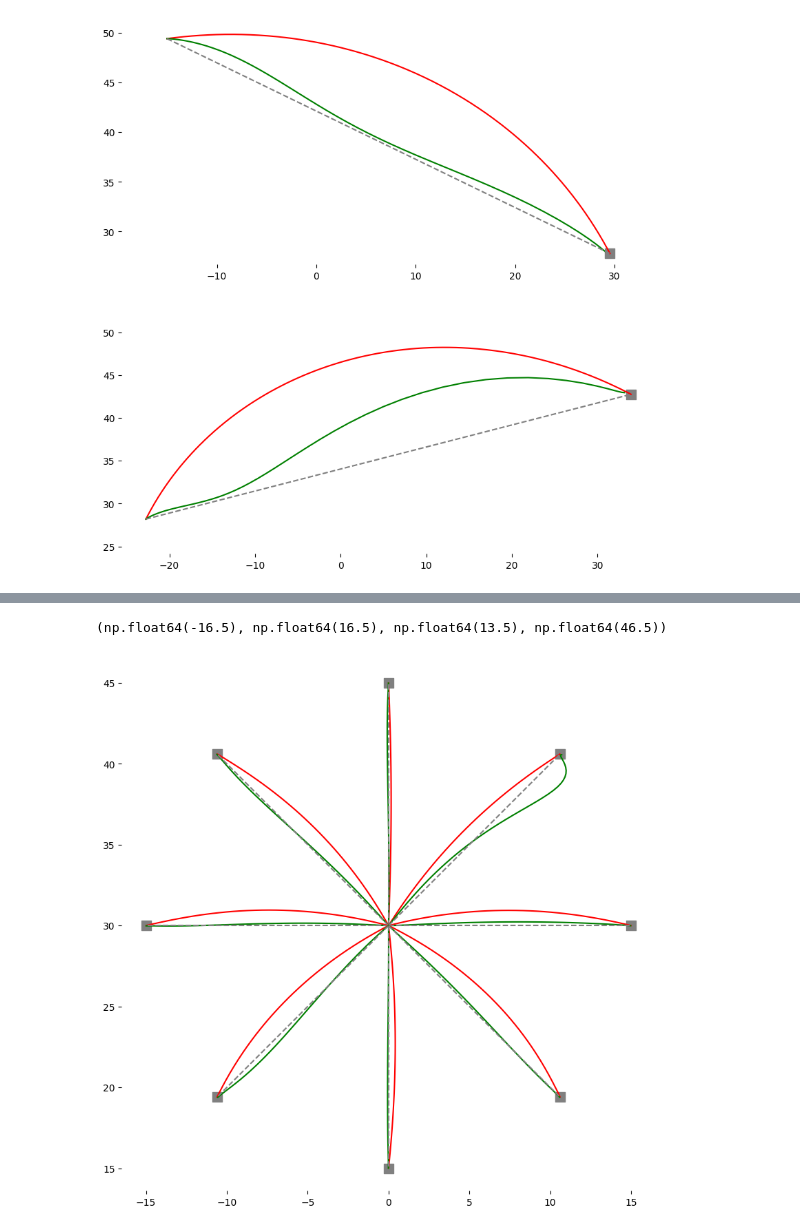
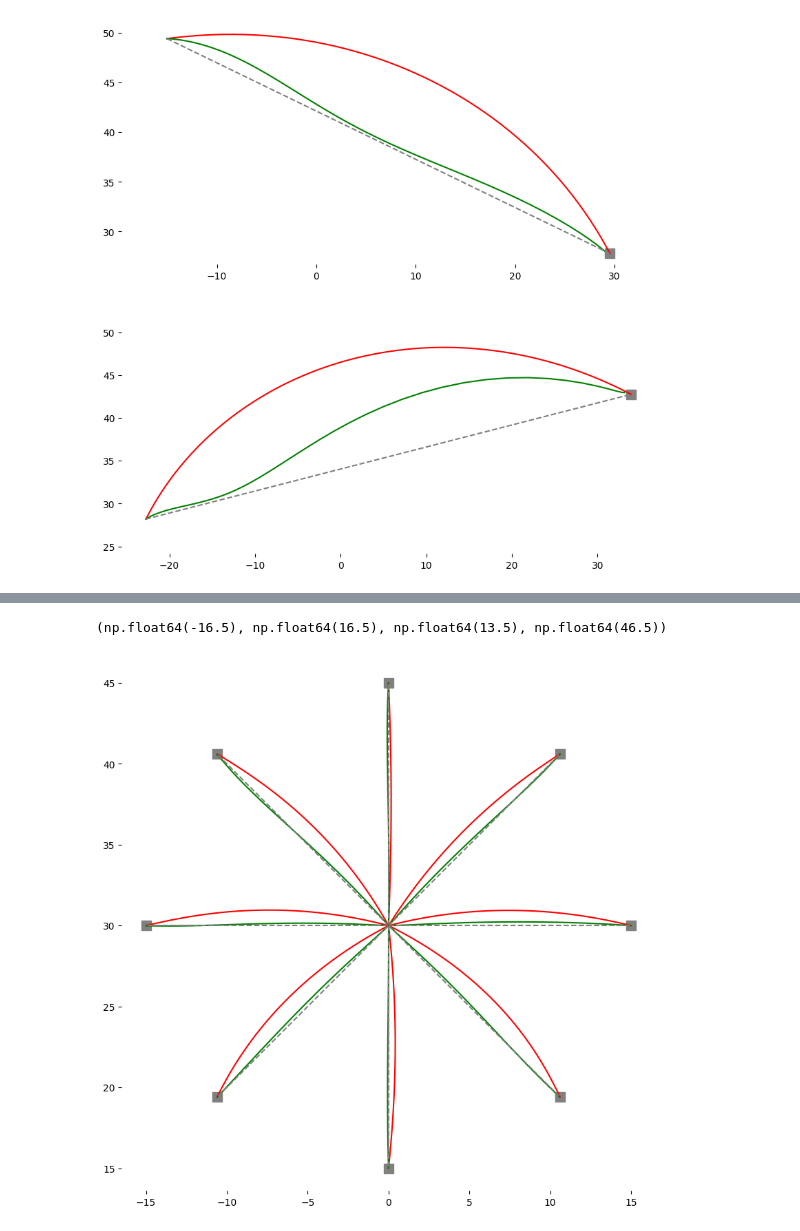
Before and after one commit to AlexandreThy/PhD, a Jupyter notebook: CurrentParts/PathConstraint.ipynb, the cells around one changed output, grey strips where cells are left out. Cells and saved outputs as stored; diff of their text form; code cells hidden in the pictures.

```diff
--- a/CurrentParts/PathConstraint.ipynb
+++ b/CurrentParts/PathConstraint.ipynb
@@ -167,7 +167,7 @@ def Feedback_Linearization_witPathConstraint(Duration = .6,w1 = 1e8,w2 = 1e8,w3
 
         Mdot = np.array([[-2*a2*sin(zhat[3])*zhat[4],-a2*sin(zhat[3])*zhat[4]],[-a2*sin(zhat[3])*zhat[4],0]])
 
-        Omega_motor,Omega_measure,motornoise,sensorynoise = NoiseAndCovMatrix(M,Num_Var,kdelay,Var = 1e-3*2)
+        Omega_motor,Omega_measure,motornoise,sensorynoise = NoiseAndCovMatrix(M,Num_Var,kdelay,Var = 1e-3*4)
 
         # Compute the command through the FL technique
 
@@ -376,0 +420,37 @@ plt.axis("equal")
+# %%
+num_sim = 36
+
+X0= [70,70]
+XN=[-10,100]
+fig,ax = plt.subplots(2,figsize = (10,10))
+plt.subplot(2,1,1)
+start = ToCartesian(np.array(X0)/180*pi)
+end = ToCartesian(np.array(XN)/180*pi)
+
+plt.scatter(end[0],end[1],marker = "s",color="grey",s = 100)
+
+X,Y = Feedback_Linearization_witPathConstraint(wp = 0,taupath = 1e-2,starting_point=start,targets=end)
+plt.plot(X,Y,color = "red")
+for n in range(num_sim):
+    X,Y = Feedback_Linearization_witPathConstraint(wp = 10,Num_iter=120,starting_point=start,targets=end,percent = .5,taupath = 10,Activate_Noise= True)
+    plt.plot(X,Y,color = "green")
+plt.plot(np.linspace(start[0],end[0],60),np.linspace(start[1],end[1],60),color = "grey",linestyle = "--")
+delete_axis(ax[0])
+plt.axis("equal")
+plt.subplot(2,1,2)
+X0= [70,110]
+XN=[20,60]
+
+start = ToCartesian(np.array(X0)/180*pi)
+end = ToCartesian(np.array(XN)/180*pi)
+
+plt.scatter(end[0],end[1],marker = "s",color="grey",s = 100)
+
+X,Y = Feedback_Linearization_witPathConstraint(wp = 0,taupath = 1e-2,starting_point=start,targets=end)
+plt.plot(X,Y,color = "red")
+for n in range(num_sim):
+    X,Y = Feedback_Linearization_witPathConstraint(wp = 450,Num_iter=120,starting_point=start,targets=end,percent = .8,taupath = .04,Activate_Noise= True)
+    plt.plot(X,Y,color = "green")
+plt.plot(np.linspace(start[0],end[0],60),np.linspace(start[1],end[1],60),color = "grey",linestyle = "--")
+delete_axis(ax[1])
+plt.axis("equal")
@@ -377,20 +463,22 @@ plt.axis("equal")
 # %%
 fig,ax = plt.subplots(figsize = (10,10))
 
-for angles in np.linspace(0,2*pi,9)[:-1]:
+for t,angles in enumerate(np.linspace(0,2*pi,9)[:-1]):
     L = 15
     start = np.array([0,30])
     end = start + np.array([L*np.cos(angles),L*np.sin(angles)])
 
     plt.scatter(end[0],end[1],marker = "s",color="grey",s = 100)
 
     X,Y = Feedback_Linearization_witPathConstraint(wp = 0,taupath = 1e-2,starting_point=start,targets=end,Num_iter=60)
     plt.plot(X,Y,color = "red")
-    X,Y = Feedback_Linearization_witPathConstraint(wp = 2,Num_iter=60,starting_point=start,targets=end,percent = .5,taupath = 10)
+    if t == 1 : X,Y = Feedback_Linearization_witPathConstraint(wp = .02,Num_iter=60,starting_point=start,targets=end,percent = .5,taupath = 10)
+    elif t == 5 : X,Y = Feedback_Linearization_witPathConstraint(wp = .5,Num_iter=60,starting_point=start,targets=end,percent = .5,taupath = 10)
+    else : X,Y = Feedback_Linearization_witPathConstraint(wp = 2,Num_iter=60,starting_point=start,targets=end,percent = .5,taupath = 10)
     plt.plot(X,Y,color = "green")
     plt.plot(np.linspace(start[0],end[0],60),np.linspace(start[1],end[1],60),color = "grey",linestyle = "--")
 delete_axis(ax)
 plt.axis("equal")
 # %% [output]
 (np.float64(-16.5), np.float64(16.5), np.float64(13.5), np.float64(46.5))
-[figure, old version]
+[figure, new version]
```
Also changed, not shown: parts of 5 cells of this notebook, 5 other files.
